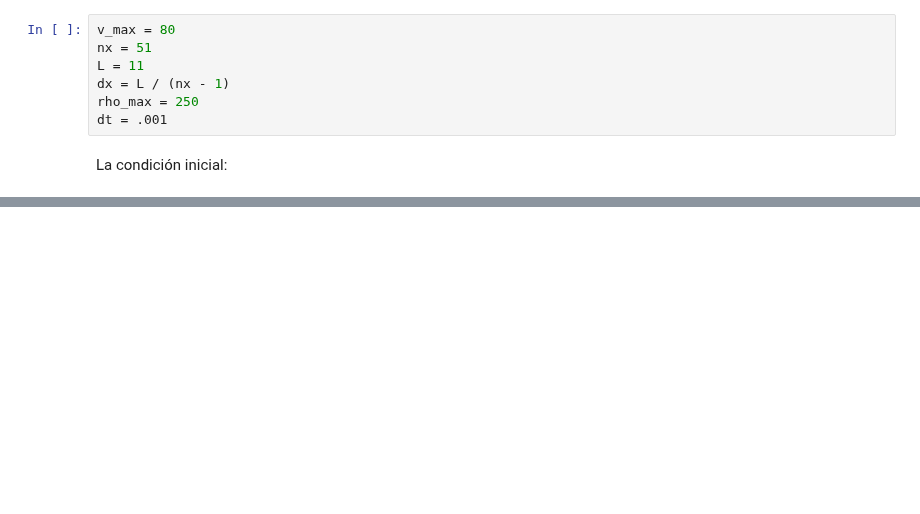
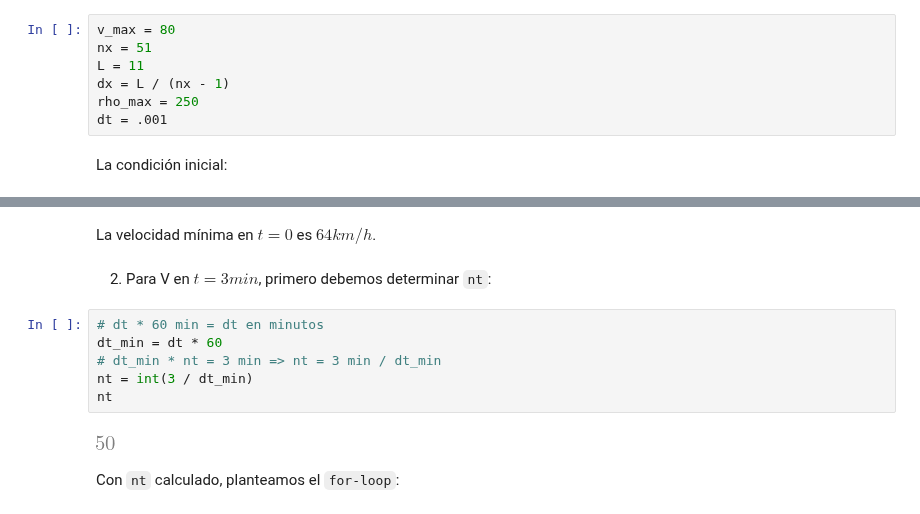
Before and after one commit to isedaniel/sistemas, a Jupyter notebook: src/3/simulacion/tp_PDE/Trabajo Practico 2.ipynb, the cells around one changed output, grey strips where cells are left out. Cells and saved outputs as stored; diff of their text form; blank space fills up the shorter version.

```diff
--- a/src/3/simulacion/tp_PDE/tp.ipynb
+++ b/src/3/simulacion/tp_PDE/Trabajo Practico 2.ipynb
@@ -151,0 +170,14 @@ array([10., 10., 10., 10., 10., 10., 10., 10., 10., 10., 50., 50., 50.,
+# %% [markdown]
+La velocidad mínima en $t=0$ es $64 km/h$.
+# %% [markdown]
+2. Para V en $t=3 min$, primero debemos determinar `nt`:
+# %%
+# dt * 60 min = dt en minutos
+dt_min = dt * 60
+# dt_min * nt = 3 min => nt = 3 min / dt_min
+nt = int(3 / dt_min)
+nt
+# %% [output]
+[figure, added]
+# %% [markdown]
+Con `nt` calculado, planteamos el `for-loop`:
```
Also changed, not shown: parts of 35 cells of this notebook, 6 other files.
